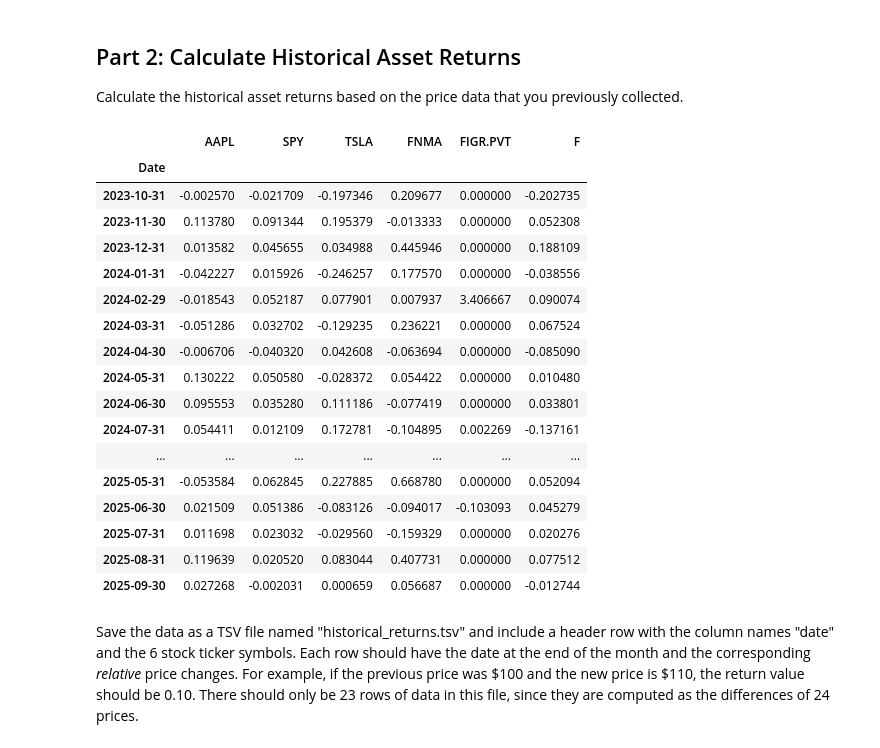
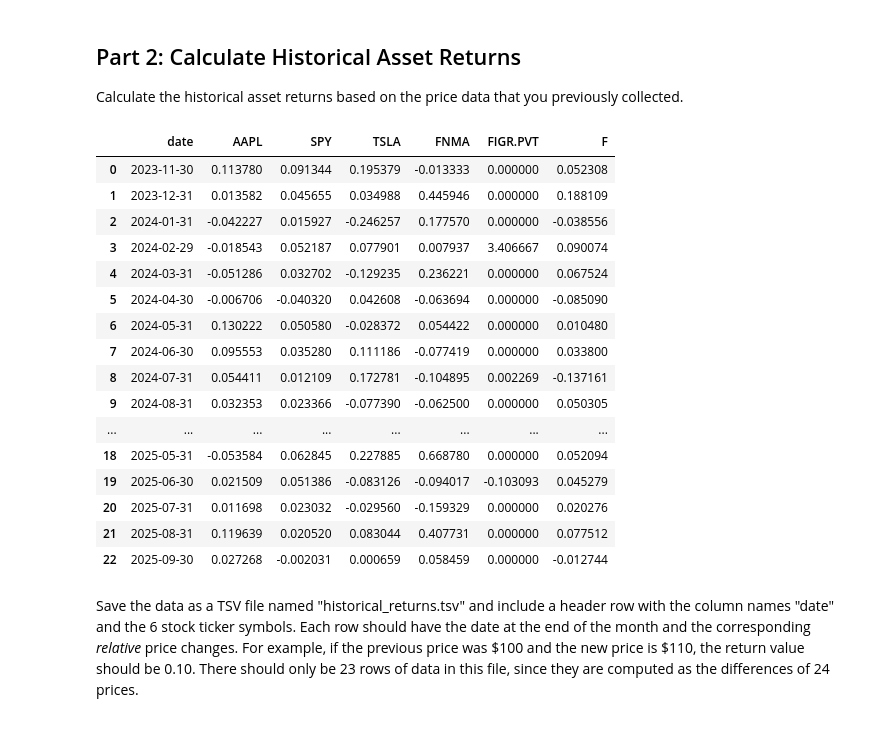
Before and after one commit to cfornesa/dx704-project-01, a Jupyter notebook: project.ipynb, the cells around one changed output. Cells and saved outputs as stored; diff of their text form; code cells hidden in the pictures.

```diff
--- a/project.ipynb
+++ b/project.ipynb
@@ -58,6 +58,7 @@ for t in tickers:
 
 historical_prices.columns = tickers
 historical_prices.index = pd.to_datetime(historical_prices.index).strftime("%Y-%m-%d")
+historical_prices = historical_prices.iloc[1:]
 
 historical_prices
 # %% [output]
@@ -99,27 +100,26 @@ Calculate the historical asset returns based on the price data that you previous
 # %%
 # YOUR CHANGES HERE
 
-historical_returns = historical_prices.pct_change().dropna()
+historical_returns = historical_prices.pct_change().dropna().reset_index().rename(columns={'Date': 'date'})
 historical_returns
 # %% [output]
-|  | AAPL | SPY | TSLA | FNMA | FIGR.PVT | F |
-| Date |  |  |  |  |  |  |
-| 2023-10-31 | -0.002570 | -0.021709 | -0.197346 | 0.209677 | 0.000000 | -0.202735 |
-| 2023-11-30 | 0.113780 | 0.091344 | 0.195379 | -0.013333 | 0.000000 | 0.052308 |
-| 2023-12-31 | 0.013582 | 0.045655 | 0.034988 | 0.445946 | 0.000000 | 0.188109 |
-| 2024-01-31 | -0.042227 | 0.015926 | -0.246257 | 0.177570 | 0.000000 | -0.038556 |
-| 2024-02-29 | -0.018543 | 0.052187 | 0.077901 | 0.007937 | 3.406667 | 0.090074 |
-| 2024-03-31 | -0.051286 | 0.032702 | -0.129235 | 0.236221 | 0.000000 | 0.067524 |
-| 2024-04-30 | -0.006706 | -0.040320 | 0.042608 | -0.063694 | 0.000000 | -0.085090 |
-| 2024-05-31 | 0.130222 | 0.050580 | -0.028372 | 0.054422 | 0.000000 | 0.010480 |
-| 2024-06-30 | 0.095553 | 0.035280 | 0.111186 | -0.077419 | 0.000000 | 0.033801 |
-| 2024-07-31 | 0.054411 | 0.012109 | 0.172781 | -0.104895 | 0.002269 | -0.137161 |
-| ... | ... | ... | ... | ... | ... | ... |
-| 2025-05-31 | -0.053584 | 0.062845 | 0.227885 | 0.668780 | 0.000000 | 0.052094 |
-| 2025-06-30 | 0.021509 | 0.051386 | -0.083126 | -0.094017 | -0.103093 | 0.045279 |
-| 2025-07-31 | 0.011698 | 0.023032 | -0.029560 | -0.159329 | 0.000000 | 0.020276 |
-| 2025-08-31 | 0.119639 | 0.020520 | 0.083044 | 0.407731 | 0.000000 | 0.077512 |
-| 2025-09-30 | 0.027268 | -0.002031 | 0.000659 | 0.056687 | 0.000000 | -0.012744 |
+|  | date | AAPL | SPY | TSLA | FNMA | FIGR.PVT | F |
+| 0 | 2023-11-30 | 0.113780 | 0.091344 | 0.195379 | -0.013333 | 0.000000 | 0.052308 |
+| 1 | 2023-12-31 | 0.013582 | 0.045655 | 0.034988 | 0.445946 | 0.000000 | 0.188109 |
+| 2 | 2024-01-31 | -0.042227 | 0.015927 | -0.246257 | 0.177570 | 0.000000 | -0.038556 |
+| 3 | 2024-02-29 | -0.018543 | 0.052187 | 0.077901 | 0.007937 | 3.406667 | 0.090074 |
+| 4 | 2024-03-31 | -0.051286 | 0.032702 | -0.129235 | 0.236221 | 0.000000 | 0.067524 |
+| 5 | 2024-04-30 | -0.006706 | -0.040320 | 0.042608 | -0.063694 | 0.000000 | -0.085090 |
+| 6 | 2024-05-31 | 0.130222 | 0.050580 | -0.028372 | 0.054422 | 0.000000 | 0.010480 |
+| 7 | 2024-06-30 | 0.095553 | 0.035280 | 0.111186 | -0.077419 | 0.000000 | 0.033800 |
+| 8 | 2024-07-31 | 0.054411 | 0.012109 | 0.172781 | -0.104895 | 0.002269 | -0.137161 |
+| 9 | 2024-08-31 | 0.032353 | 0.023366 | -0.077390 | -0.062500 | 0.000000 | 0.050305 |
+| ... | ... | ... | ... | ... | ... | ... | ... |
+| 18 | 2025-05-31 | -0.053584 | 0.062845 | 0.227885 | 0.668780 | 0.000000 | 0.052094 |
+| 19 | 2025-06-30 | 0.021509 | 0.051386 | -0.083126 | -0.094017 | -0.103093 | 0.045279 |
+| 20 | 2025-07-31 | 0.011698 | 0.023032 | -0.029560 | -0.159329 | 0.000000 | 0.020276 |
+| 21 | 2025-08-31 | 0.119639 | 0.020520 | 0.083044 | 0.407731 | 0.000000 | 0.077512 |
+| 22 | 2025-09-30 | 0.027268 | -0.002031 | 0.000659 | 0.058459 | 0.000000 | -0.012744 |
 # %% [markdown]
 Save the data as a TSV file named "historical_returns.tsv" and include a header row with the column names "date" and the 6 stock ticker symbols.
 Each row should have the date at the end of the month and the corresponding *relative* price changes.
```
Also changed, not shown: parts of 16 cells of this notebook, 7 other files.
